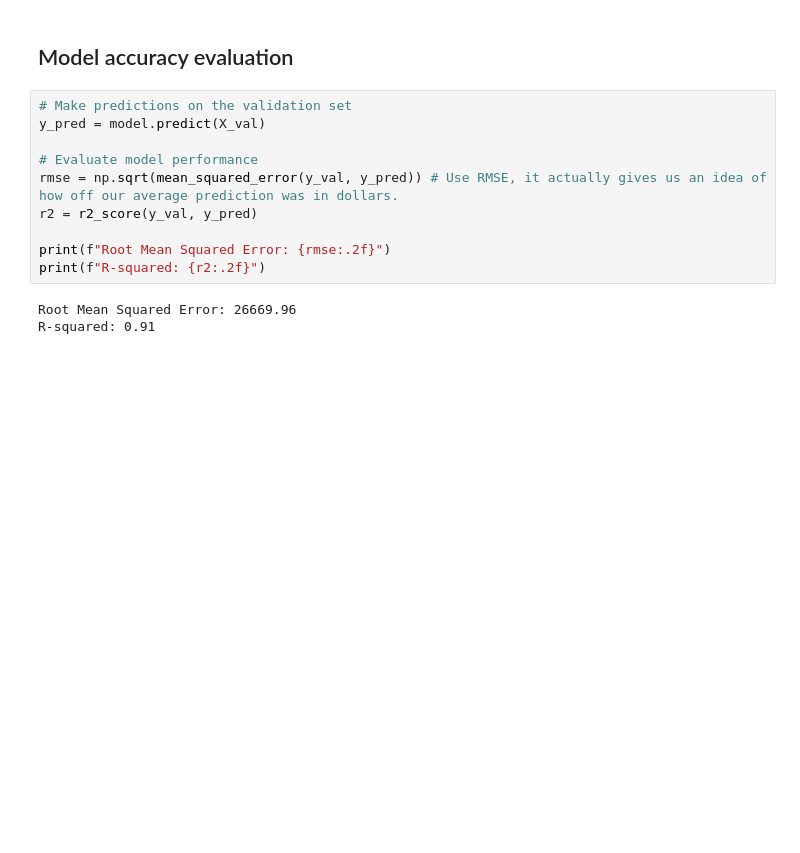
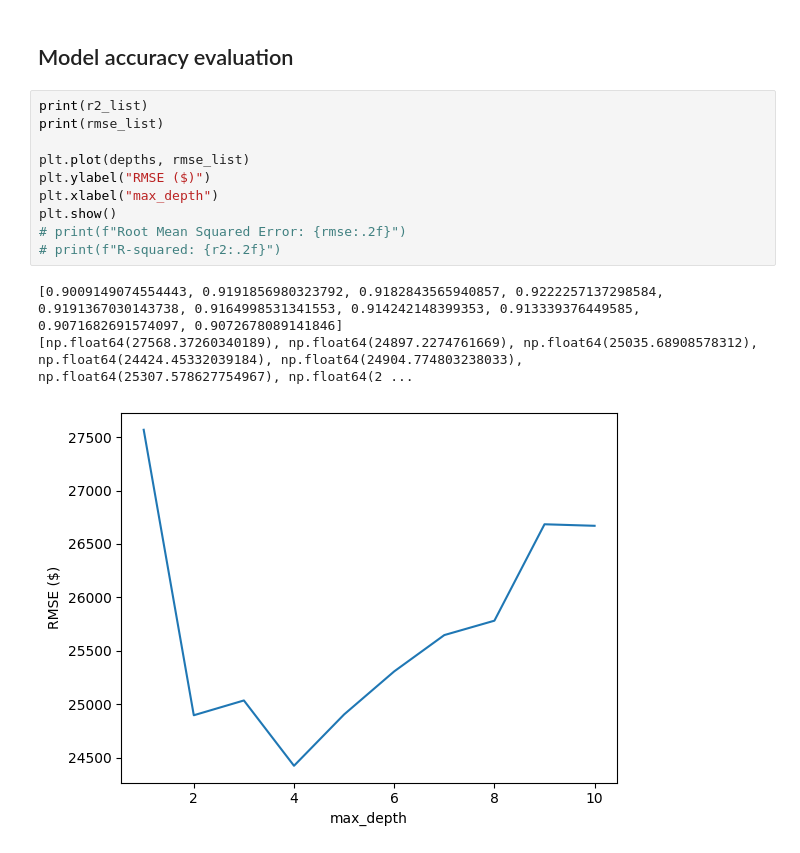
Before and after one commit to stefs2/COSC325-Final-Project, a Jupyter notebook: XGBoost/xgb.ipynb, the cells around one changed output. Cells and saved outputs as stored; diff of their text form; blank space fills up the shorter version.

```diff
--- a/XGBoost/xgb.ipynb
+++ b/XGBoost/xgb.ipynb
@@ -64,15 +73,16 @@ XGBRegressor(base_score=None, booster=None, callbacks=None,
 # %% [markdown]
 ## Model accuracy evaluation
 # %%
-# Make predictions on the validation set
-y_pred = model.predict(X_val)
+print(r2_list)
+print(rmse_list)
 
-# Evaluate model performance
-rmse = np.sqrt(mean_squared_error(y_val, y_pred)) # Use RMSE, it actually gives us an idea of how off our average prediction was in dollars.
-r2 = r2_score(y_val, y_pred)
-
-print(f"Root Mean Squared Error: {rmse:.2f}")
-print(f"R-squared: {r2:.2f}")
+plt.plot(depths, rmse_list)
+plt.ylabel("RMSE ($)")
+plt.xlabel("max_depth")
+plt.show()
+# print(f"Root Mean Squared Error: {rmse:.2f}")
+# print(f"R-squared: {r2:.2f}")
 # %% [output]
-Root Mean Squared Error: 26669.96
-R-squared: 0.91
+[0.9009149074554443, 0.9191856980323792, 0.9182843565940857, 0.9222257137298584, 0.9191367030143738, 0.9164998531341553, 0.914242148399353, 0.913339376449585, 0.9071682691574097, 0.9072678089141846]
+[np.float64(27568.37260340189), np.float64(24897.2274761669), np.float64(25035.68908578312), np.float64(24424.45332039184), np.float64(24904.774803238033), np.float64(25307.578627754967), np.float64(2 ...
+[figure, added]
```
Also changed, not shown: parts of 5 cells of this notebook, 1 other file.
